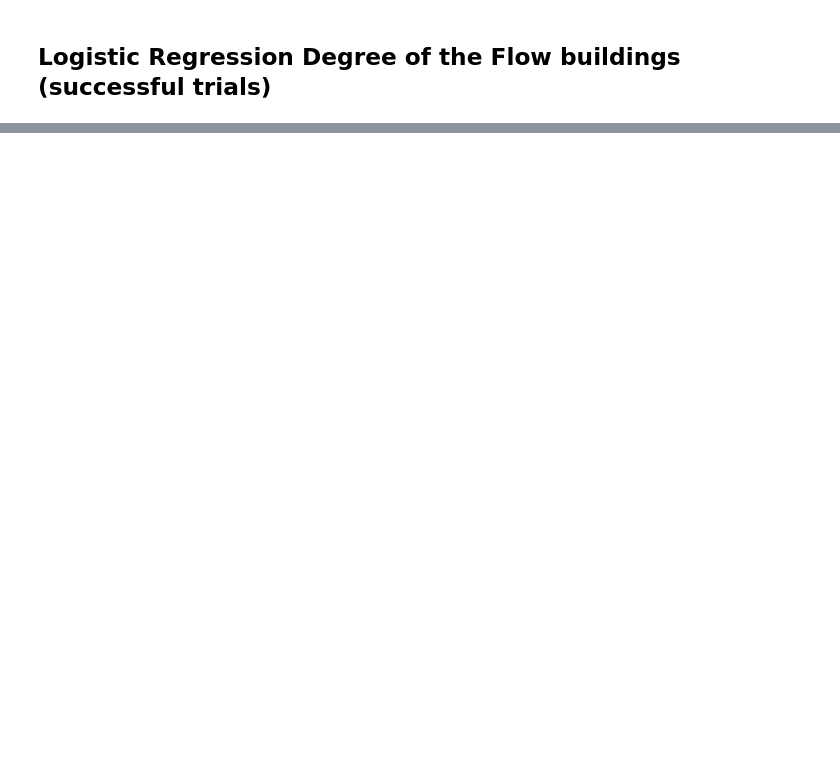
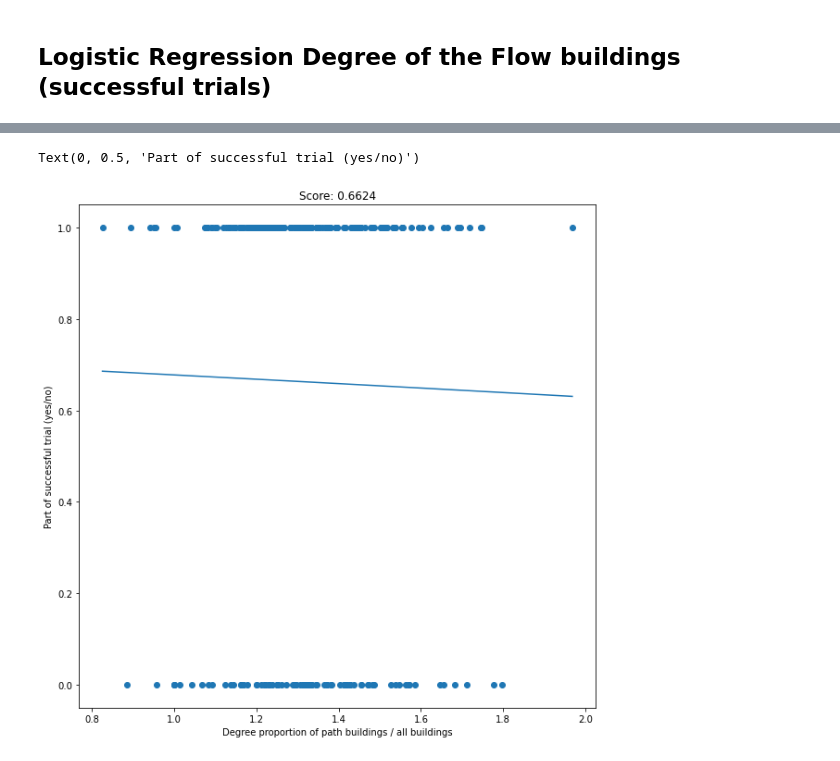
Before and after one commit to lucasessmann/GTA_ET, a Jupyter notebook: FlowAnalysis.ipynb, the cells around one changed output, grey strips where cells are left out. Cells and saved outputs as stored; diff of their text form; code cells hidden in the pictures; blank space fills up the shorter version.

```diff
--- a/FlowAnalysis.ipynb
+++ b/FlowAnalysis.ipynb
@@ -1713,0 +1943,39 @@ for condition in conditions:
+# %%
+# Logistic regression
+
+#con_dir_degree = current_path_str + condition + '_' + direction + '_Degree'
+
+dataset = []
+dataset = normalized_df.copy()
+dataset = np.array(dataset)
+dataset = np.nan_to_num(dataset, copy=True, nan=1.0, posinf=None, neginf=None)
+dataset = dataset.reshape(-1,1)
+dataset = dataset.astype(float)
+
+successes = []
+successes = success_df.copy()
+successes = np.array(successes)
+successes = np.nan_to_num(successes, copy=True, nan=0.0, posinf=None, neginf=None)
+successes = successes.reshape(-1,1)
+successes = successes.astype(int)
+
+
+plt.figure(figsize=(10,10))
+plt.title('Logistic Regression Single (A and B combined)')
+
+clf = LogisticRegression().fit(dataset, successes)
+coef = clf.coef_;
+intercept = clf.intercept_;
+x_in = np.linspace(min(dataset), max(dataset), 100);
+y = sigmoid(coef * x_in + intercept)
+
+plt.scatter(dataset, successes)
+plt.plot(x_in, y);
+fit_pctg = clf.score(dataset, successes);
+
+plt.title('Score: ' + str(round(clf.score(dataset,successes),4)))
+plt.xlabel("Degree proportion of path buildings / all buildings")
+plt.ylabel("Part of successful trial (yes/no)")
+# %% [output]
+Text(0, 0.5, 'Part of successful trial (yes/no)')
+[figure, added]
```
Also changed, not shown: parts of 13 cells of this notebook.
